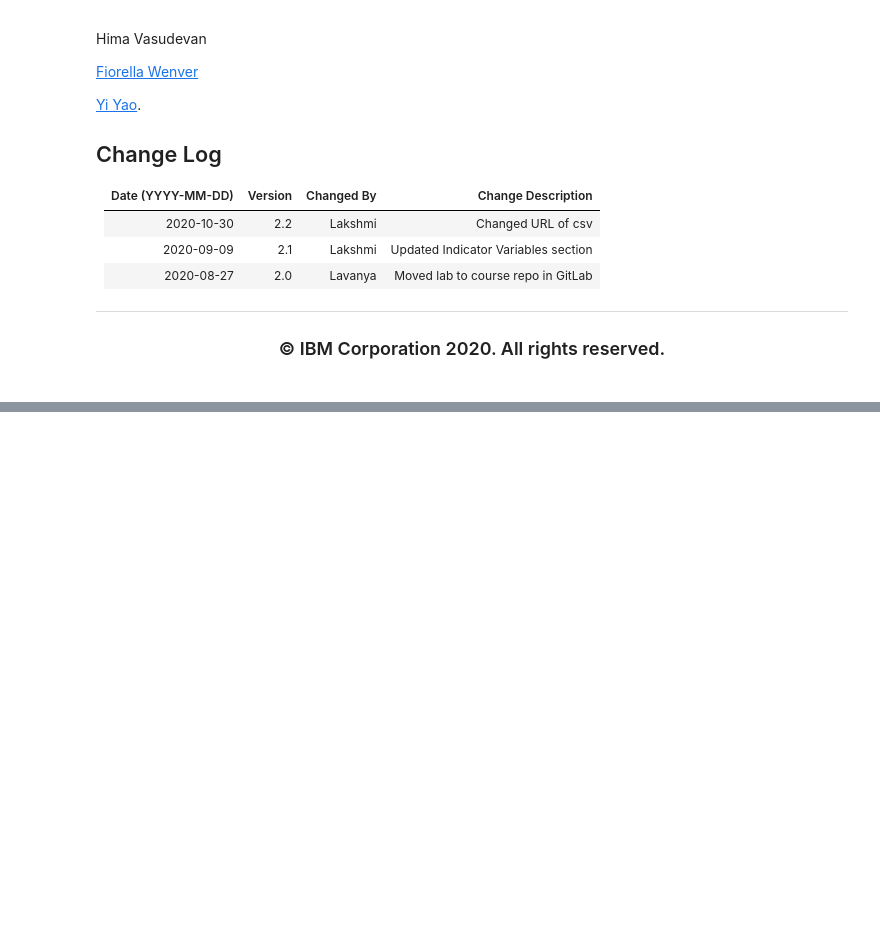
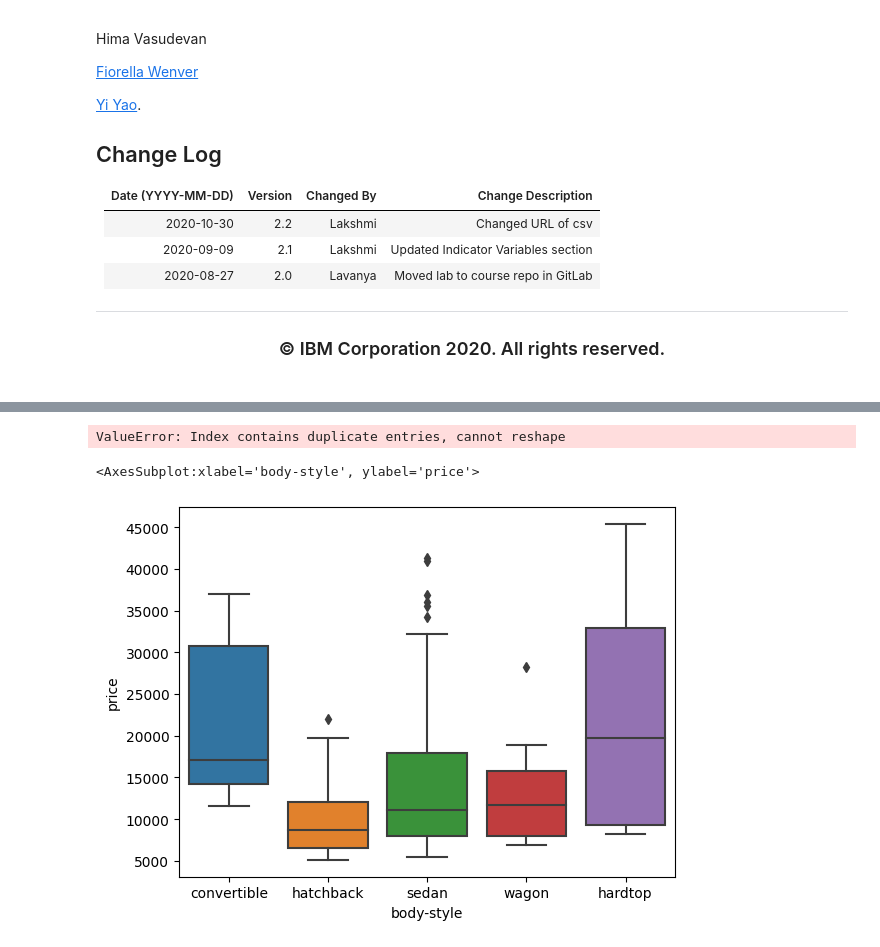
Before and after one commit to JohelPires/ibm, a Jupyter notebook: data analysis/DA0101EN-2-Review-Data-Wrangling.ipynb, the cells around one changed output, grey strips where cells are left out. Saved outputs shown, nothing was run; the diff lists cells and outputs as text; code cells hidden in the pictures; blank space fills up the shorter version.

Commit message:
exploratory data analysis

```diff
--- a/data analysis/DA0101EN-2-Review-Data-Wrangling.ipynb
+++ b/data analysis/DA0101EN-2-Review-Data-Wrangling.ipynb
@@ -843,8 +843,6 @@ dummy_variable_2.head()
 # %%
 # Write your code below and press Shift+Enter to execute
 df = pd.concat([df, onehot_asp], axis=1)
-# %%
-df.drop('aspiration', axis=1, inplace=True)
 # %% [markdown]
 <details><summary>Click here for the solution</summary>
 
@@ -901,0 +911,9 @@ Hima Vasudevan
+# %%
+df.pivot(index='drive-wheels', columns='body-style')
+# %% [output]
+ValueError: Index contains duplicate entries, cannot reshape
+# %%
+sns.boxplot(data=df, x='body-style', y='price')
+# %% [output]
+<AxesSubplot:xlabel='body-style', ylabel='price'>
+[figure, added]
```
Also changed, not shown: parts of 3 cells of this notebook, 1 other file.
